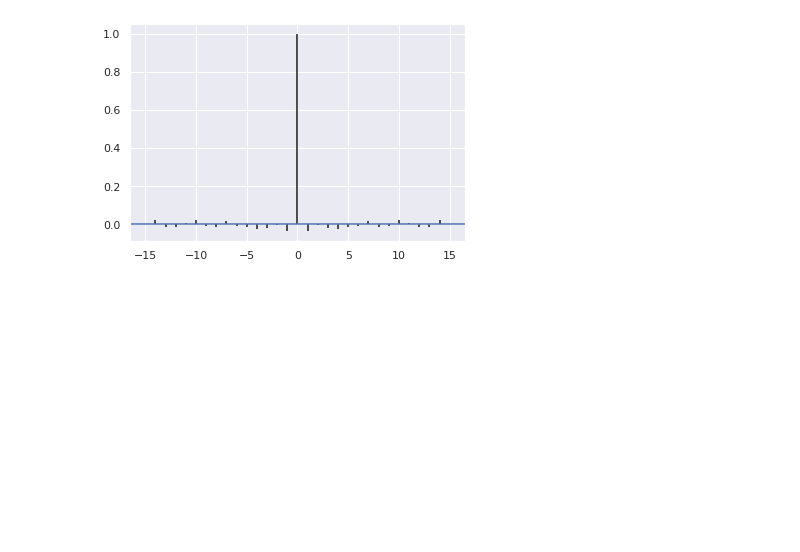
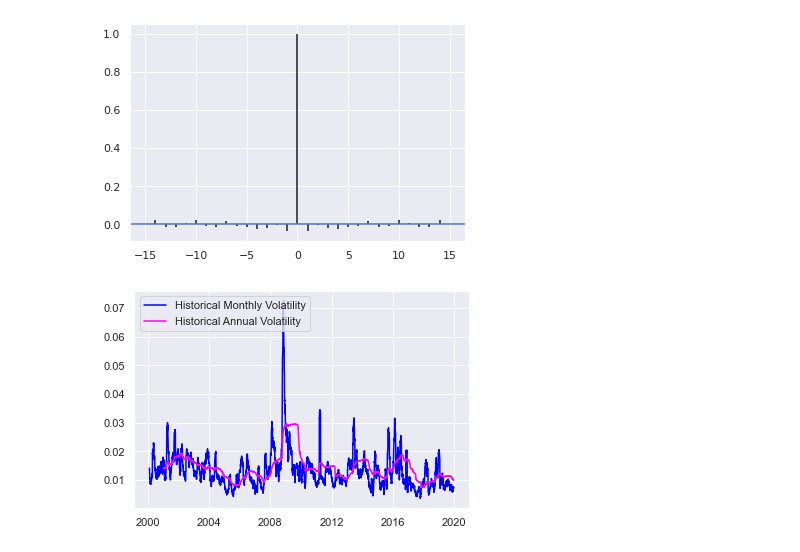
Before and after one commit to cozyscripts/pandemic_stock_analysis, a Jupyter notebook: Stock Analysis.ipynb, the cells around one changed output. Drawn from its saved outputs; the diff is of its cells as text; code cells hidden in the pictures; blank space fills up the shorter version.

```diff
--- a/Stock Analysis.ipynb
+++ b/Stock Analysis.ipynb
@@ -66,3 +65,12 @@ auto_corrplot = plt.acorr(ret, maxlags = 15)
 plt.show(auto_corrplot)
 # %% [output]
 [figure]
+# %%
+rolling_st = ret.rolling(window = 22).std()
+rolling_st2 = ret.rolling(window = 252).std()
+plt.plot(rolling_st, label='Historical Monthly Volatility', color='blue')
+plt.plot(rolling_st2, label='Historical Annual Volatility', color='magenta')
+plt.legend(loc='upper left')
+plt.show()
+# %% [output]
+[figure, added]
```
Also changed, not shown: parts of 2 cells of this notebook.
